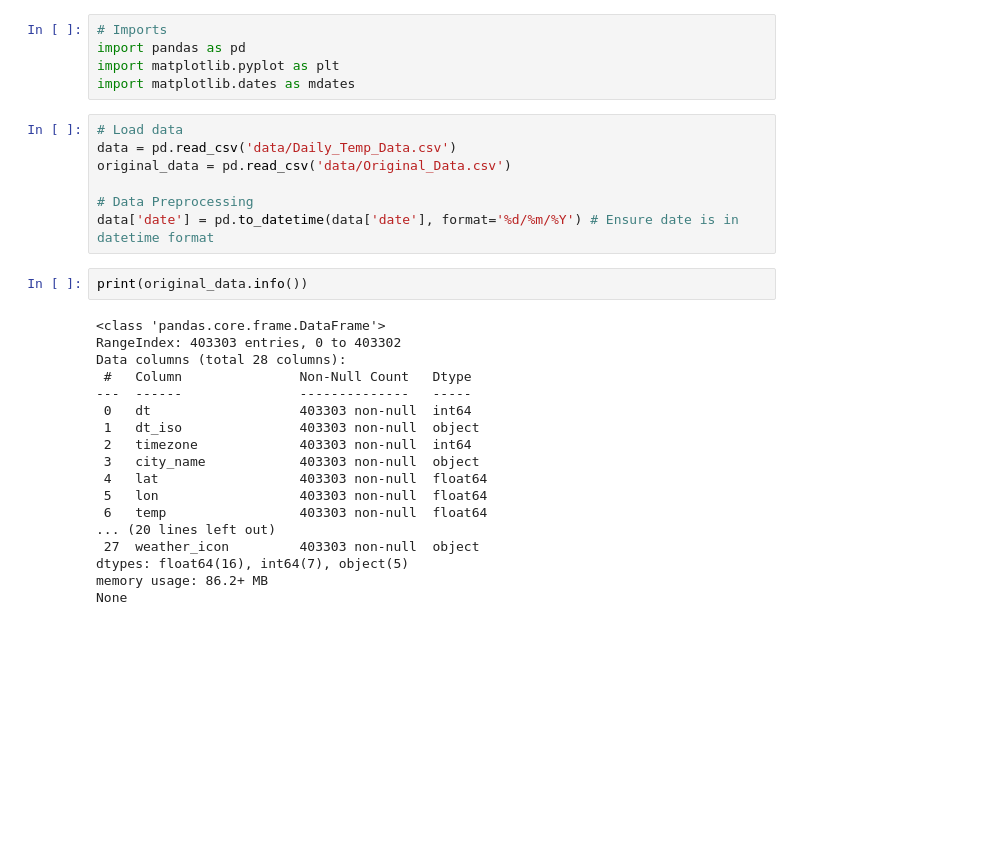
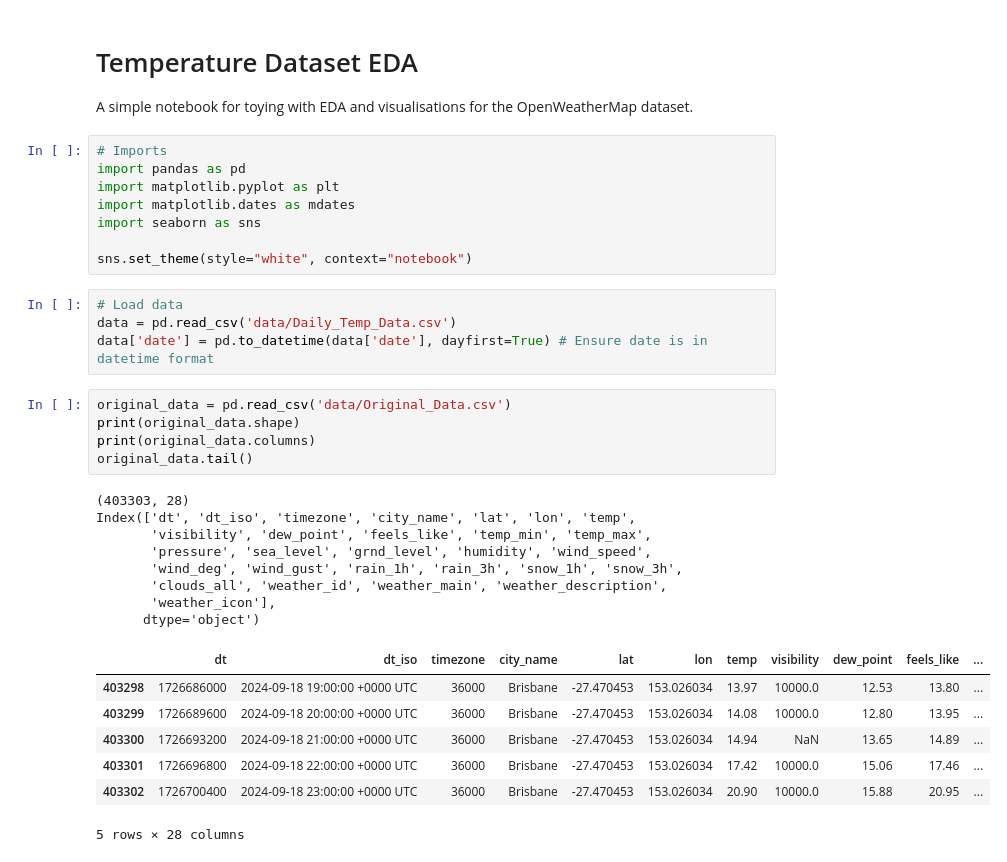
Before and after one commit to EthanGTJones/STAT3008-Group-Project, a Jupyter notebook: summary_stats.ipynb, the cells around one changed output. Cells and saved outputs as stored; diff of their text form; blank space fills up the shorter version.

```diff
--- a/summary_stats.ipynb
+++ b/summary_stats.ipynb
@@ -1,32 +1,37 @@
+# %% [markdown]
+# Temperature Dataset EDA
+
+A simple notebook for toying with EDA and visualisations for the OpenWeatherMap dataset.
 # %%
 # Imports
 import pandas as pd
 import matplotlib.pyplot as plt
 import matplotlib.dates as mdates
+import seaborn as sns
+
+sns.set_theme(style="white", context="notebook")
 # %%
 # Load data
 data = pd.read_csv('data/Daily_Temp_Data.csv')
-original_data = pd.read_csv('data/Original_Data.csv')
-
-# Data Preprocessing
-data['date'] = pd.to_datetime(data['date'], format='%d/%m/%Y') # Ensure date is in datetime format
+data['date'] = pd.to_datetime(data['date'], dayfirst=True) # Ensure date is in datetime format
 # %%
-print(original_data.info())
+original_data = pd.read_csv('data/Original_Data.csv')
+print(original_data.shape)
+print(original_data.columns)
+original_data.tail()
 # %% [output]
-<class 'pandas.core.frame.DataFrame'>
-RangeIndex: 403303 entries, 0 to 403302
-Data columns (total 28 columns):
- #   Column               Non-Null Count   Dtype
----  ------               --------------   -----
- 0   dt                   403303 non-null  int64
- 1   dt_iso               403303 non-null  object
- 2   timezone             403303 non-null  int64
- 3   city_name            403303 non-null  object
- 4   lat                  403303 non-null  float64
- 5   lon                  403303 non-null  float64
- 6   temp                 403303 non-null  float64
-... (20 lines left out)
- 27  weather_icon         403303 non-null  object
-dtypes: float64(16), int64(7), object(5)
-memory usage: 86.2+ MB
-None
+(403303, 28)
+Index(['dt', 'dt_iso', 'timezone', 'city_name', 'lat', 'lon', 'temp',
+       'visibility', 'dew_point', 'feels_like', 'temp_min', 'temp_max',
+       'pressure', 'sea_level', 'grnd_level', 'humidity', 'wind_speed',
+       'wind_deg', 'wind_gust', 'rain_1h', 'rain_3h', 'snow_1h', 'snow_3h',
+       'clouds_all', 'weather_id', 'weather_main', 'weather_description',
+       'weather_icon'],
+      dtype='object')
+|  | dt | dt_iso | timezone | city_name | lat | lon | temp | visibility | dew_point | feels_like | ... |
+| 403298 | 1726686000 | 2024-09-18 19:00:00 +0000 UTC | 36000 | Brisbane | -27.470453 | 153.026034 | 13.97 | 10000.0 | 12.53 | 13.80 | ... |
+| 403299 | 1726689600 | 2024-09-18 20:00:00 +0000 UTC | 36000 | Brisbane | -27.470453 | 153.026034 | 14.08 | 10000.0 | 12.80 | 13.95 | ... |
+| 403300 | 1726693200 | 2024-09-18 21:00:00 +0000 UTC | 36000 | Brisbane | -27.470453 | 153.026034 | 14.94 | NaN | 13.65 | 14.89 | ... |
+| 403301 | 1726696800 | 2024-09-18 22:00:00 +0000 UTC | 36000 | Brisbane | -27.470453 | 153.026034 | 17.42 | 10000.0 | 15.06 | 17.46 | ... |
+| 403302 | 1726700400 | 2024-09-18 23:00:00 +0000 UTC | 36000 | Brisbane | -27.470453 | 153.026034 | 20.90 | 10000.0 | 15.88 | 20.95 | ... |
+5 rows × 28 columns
```
Also changed, not shown: parts of 8 cells of this notebook.
